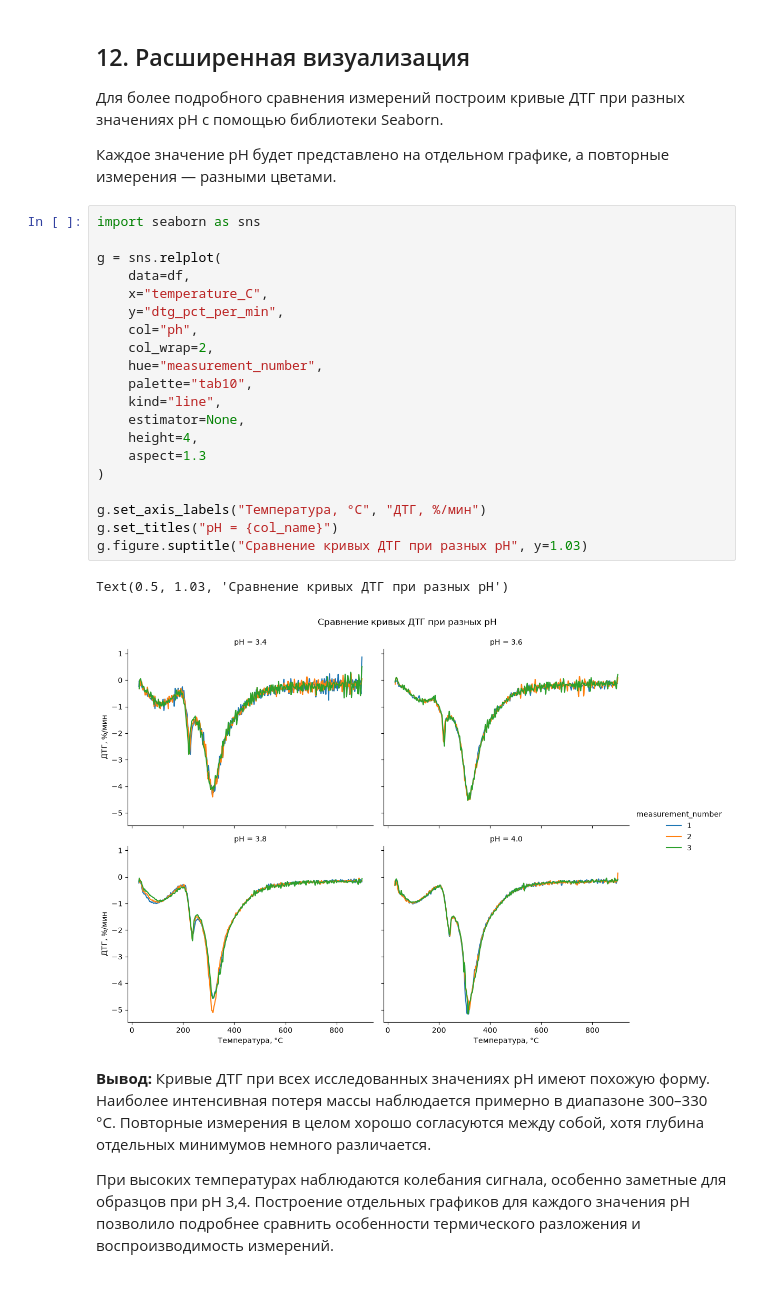
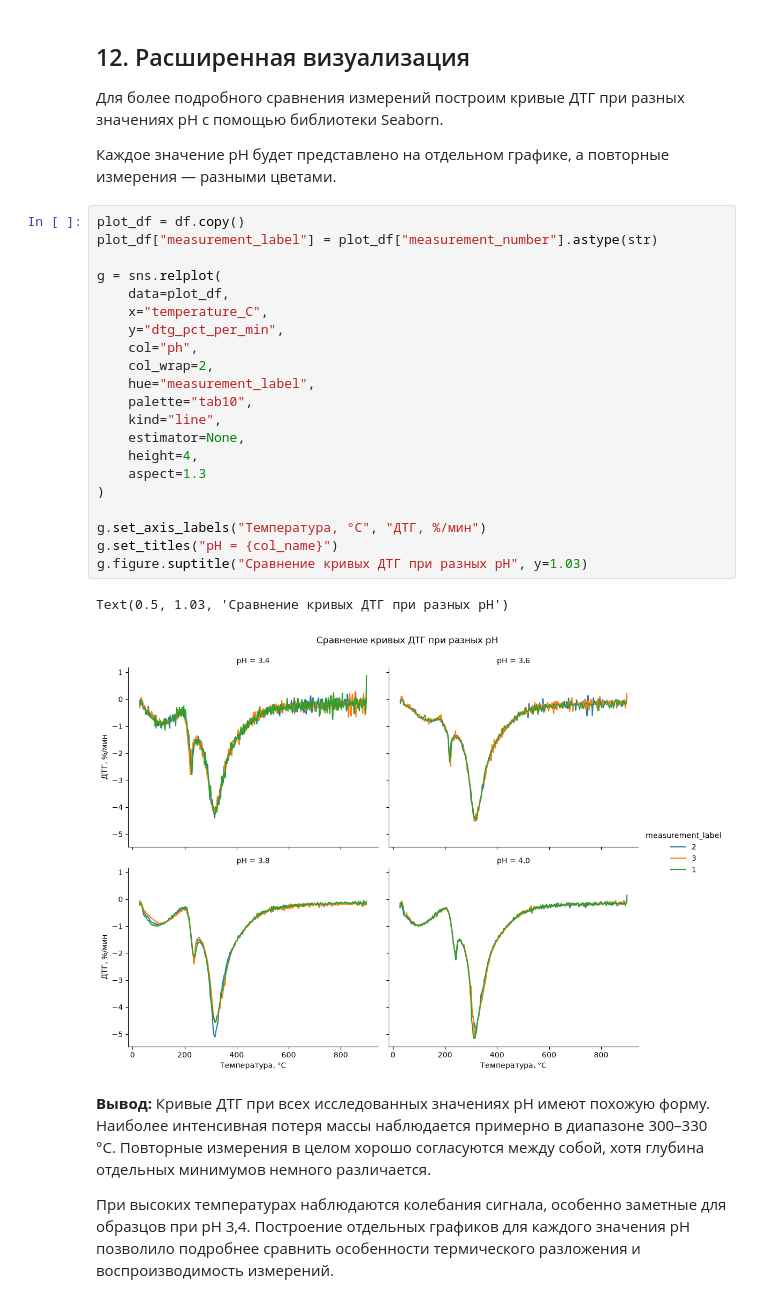
Before and after one commit to needsleep42/data_project_sharypova, a Jupyter notebook: notebooks/EDA.ipynb, the cells around one changed output. Drawn from its saved outputs; the diff is of its cells as text.

Commit message:
Address Seaborn visualization review comments

```diff
--- a/notebooks/EDA.ipynb
+++ b/notebooks/EDA.ipynb
@@ -385,28 +386,29 @@ print("Нулевые интервалы температуры:",
 
 Каждое значение pH будет представлено на отдельном графике, а повторные измерения — разными цветами.
 # %%
-import seaborn as sns
+plot_df = df.copy()
+plot_df["measurement_label"] = plot_df["measurement_number"].astype(str)
 
 g = sns.relplot(
-    data=df,
+    data=plot_df,
     x="temperature_C",
     y="dtg_pct_per_min",
     col="ph",
     col_wrap=2,
-    hue="measurement_number",
+    hue="measurement_label",
     palette="tab10",
     kind="line",
     estimator=None,
     height=4,
     aspect=1.3
 )
 
 g.set_axis_labels("Температура, °C", "ДТГ, %/мин")
 g.set_titles("pH = {col_name}")
 g.figure.suptitle("Сравнение кривых ДТГ при разных pH", y=1.03)
 # %% [output]
 Text(0.5, 1.03, 'Сравнение кривых ДТГ при разных pH')
-[figure, old version]
+[figure, new version]
 # %% [markdown]
 **Вывод:** Кривые ДТГ при всех исследованных значениях pH имеют похожую форму. Наиболее интенсивная потеря массы наблюдается примерно в диапазоне 300–330 °C. Повторные измерения в целом хорошо согласуются между собой, хотя глубина отдельных минимумов немного различается.
 
```
Also changed, not shown: parts of 1 cell of this notebook, 1 other file.
